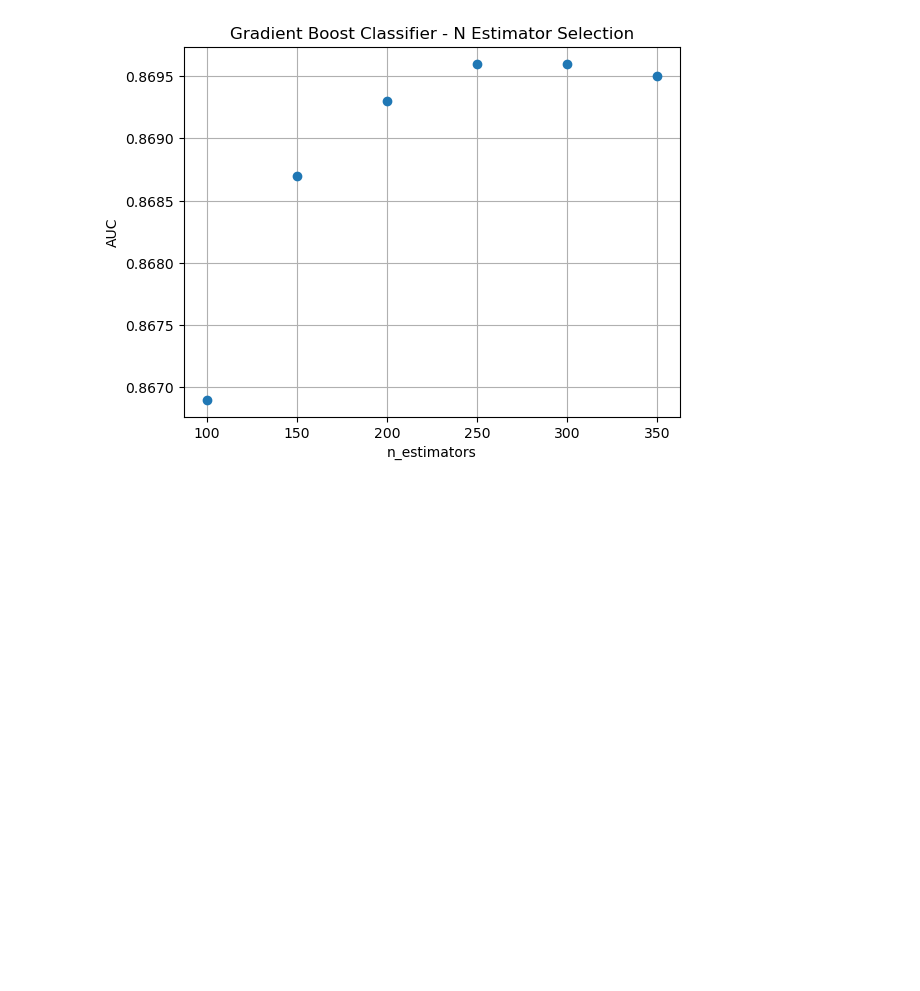
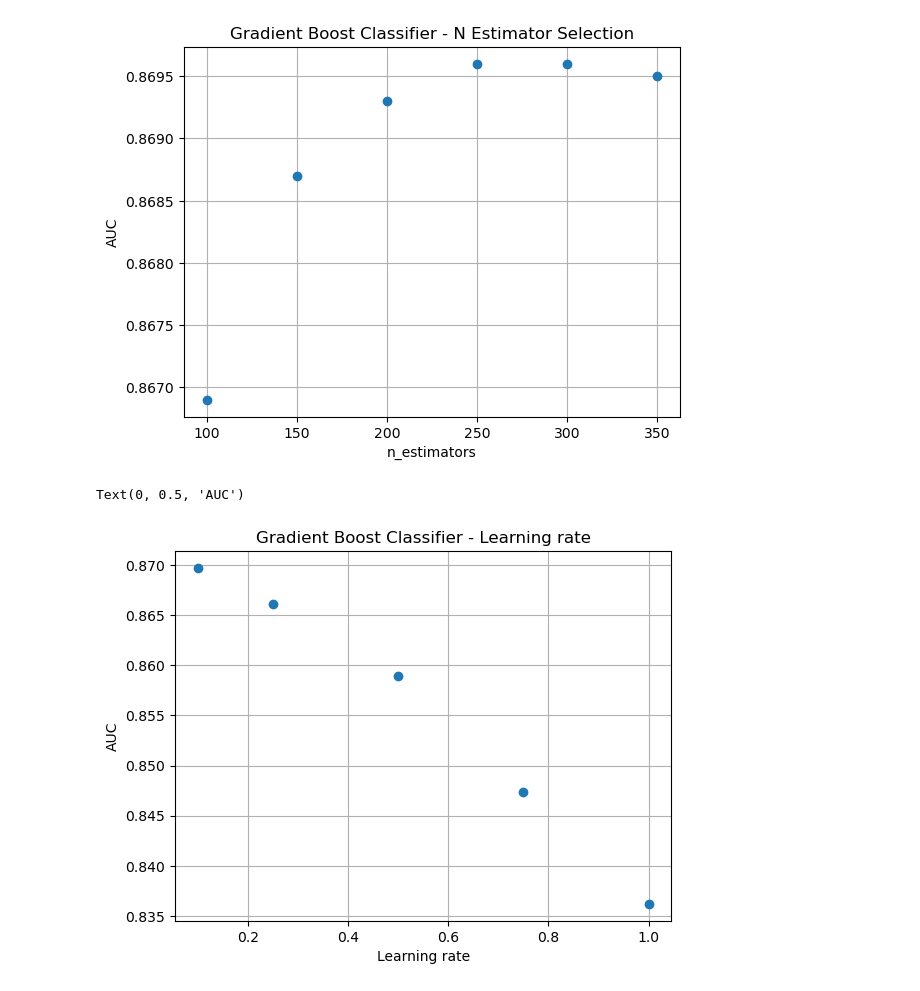
Before and after one commit to djjeff06/Flushot-Learning, a Jupyter notebook: Jupyter/Flu Shot Learning (GB) (Preprocessing#1).ipynb, the cells around one changed output. Saved outputs shown, nothing was run; the diff lists cells and outputs as text; code cells hidden in the pictures; blank space fills up the shorter version.

```diff
--- a/Jupyter/Flu Shot Learning (GB) (Preprocessing#1).ipynb
+++ b/Jupyter/Flu Shot Learning (GB) (Preprocessing#1).ipynb
@@ -302,3 +303,23 @@ plt.ylabel("AUC")
 # %% [output]
 Text(0, 0.5, 'AUC')
 [figure]
+# %%
+#0.8474 with 0.75 ln
+#0.8362 ln 1.0
+#0.8589 ln 0.5
+#0.8661 ln 0.25
+#0.8697 ln 0.1
+
+import matplotlib.pyplot as plt
+
+auc_values = [0.8697,0.8661, 0.8589,0.8474, 0.8362 ]
+n_estimators = [0.1, 0.25, 0.5 , 0.75, 1]
+plt.plot(n_estimators, auc_values,  'o')
+plt.title("Gradient Boost Classifier - Learning rate")
+plt.grid()
+
+plt.xlabel("Learning rate")
+plt.ylabel("AUC")
+# %% [output]
+Text(0, 0.5, 'AUC')
+[figure, added]
```
Also changed, not shown: parts of 8 cells of this notebook, 1 other file.
